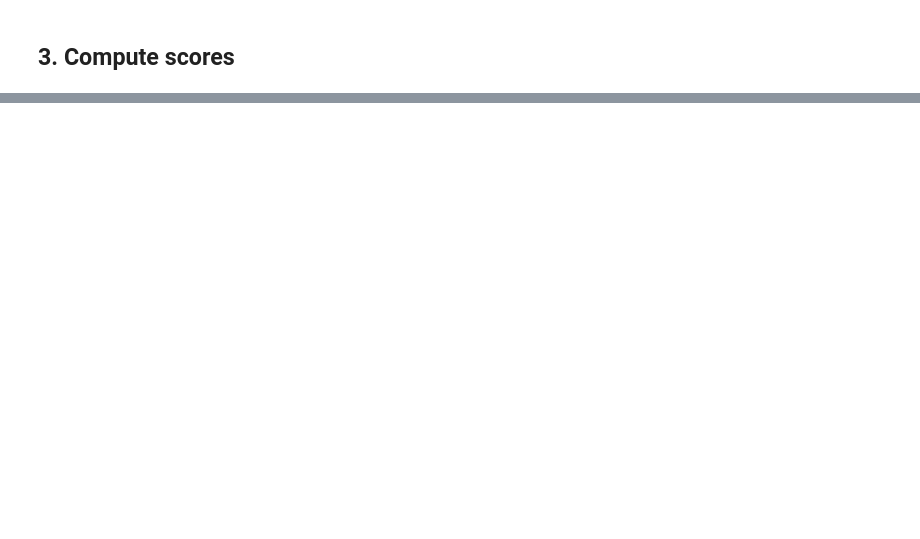
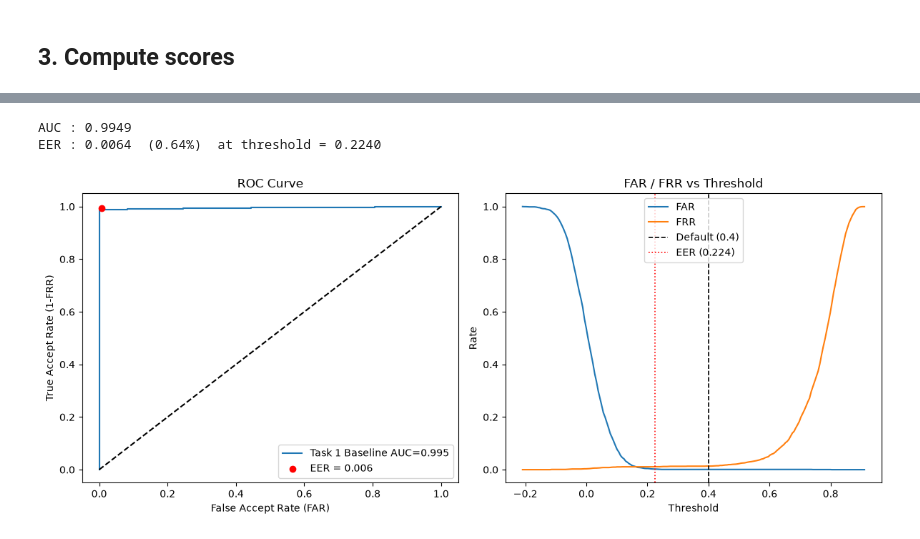
Before and after one commit to FifiTV/face, a Jupyter notebook: notebooks_list3/02_multiple_faces.ipynb, the cells around one changed output, grey strips where cells are left out. Drawn from its saved outputs; the diff is of its cells as text; code cells hidden in the pictures; blank space fills up the shorter version.

```diff
--- a/notebooks_list3/02_multiple_faces.ipynb
+++ b/notebooks_list3/02_multiple_faces.ipynb
@@ -669,0 +599,28 @@ hard_scattered_small            10   1.0000                  0.0000
+# %%
+fpr, tpr, thresholds = compute_roc(scores, labels)
+eer_val, eer_thresh  = eer(fpr, tpr, thresholds)
+auc_val              = auc(fpr, tpr)
+
+print(f'AUC : {auc_val:.4f}')
+print(f'EER : {eer_val:.4f}  ({eer_val*100:.2f}%)  at threshold = {eer_thresh:.4f}')
+
+fig, axes = plt.subplots(1, 2, figsize=(12, 5))
+
+# ROC
+plot_roc(fpr, tpr, ax=axes[0], label='Task 1 Baseline')
+axes[0].scatter([eer_val], [1 - eer_val], color='red', zorder=5, label=f'EER = {eer_val:.3f}')
+axes[0].legend()
+
+# FAR / FRR vs threshold
+plot_far_frr_vs_threshold(scores, labels, ax=axes[1])
+axes[1].axvline(DEFAULT_THRESH, color='k', ls='--', lw=1.2, label=f'Default ({DEFAULT_THRESH})')
+axes[1].axvline(eer_thresh,     color='r', ls=':',  lw=1.2, label=f'EER ({eer_thresh:.3f})')
+axes[1].legend()
+
+plt.tight_layout()
+plt.savefig(out_dir / 'roc_and_far_frr.png', dpi=150)
+plt.show()
+# %% [output]
+AUC : 0.9949
+EER : 0.0064  (0.64%)  at threshold = 0.2240
+[figure, added]
```
Also changed, not shown: parts of 7 cells of this notebook, 7 other files.
